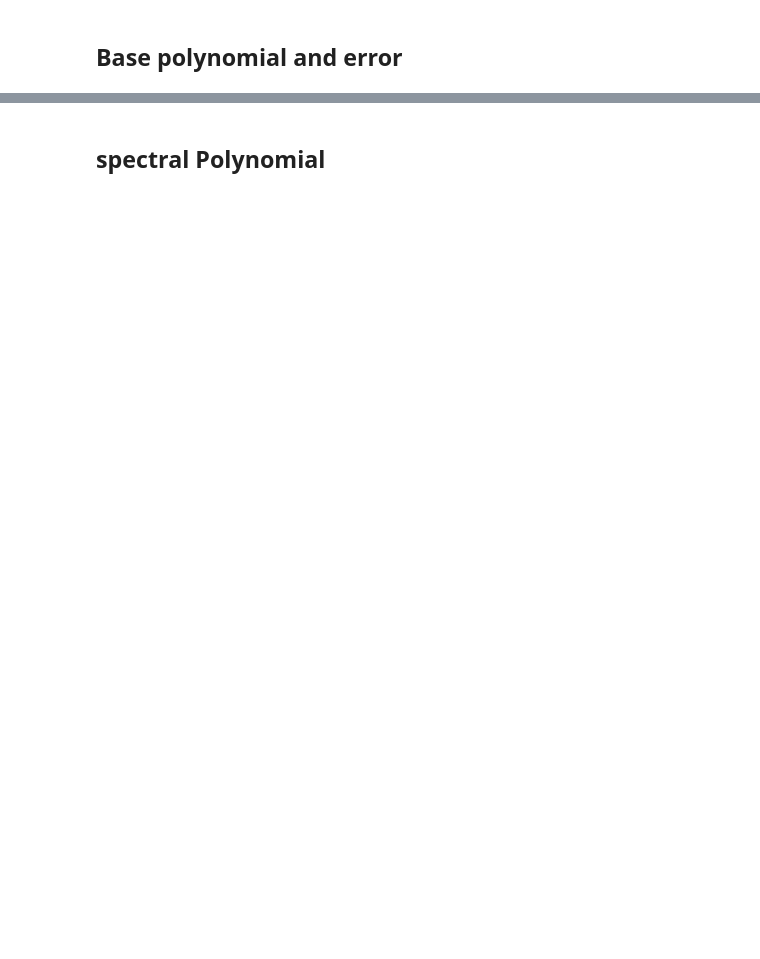
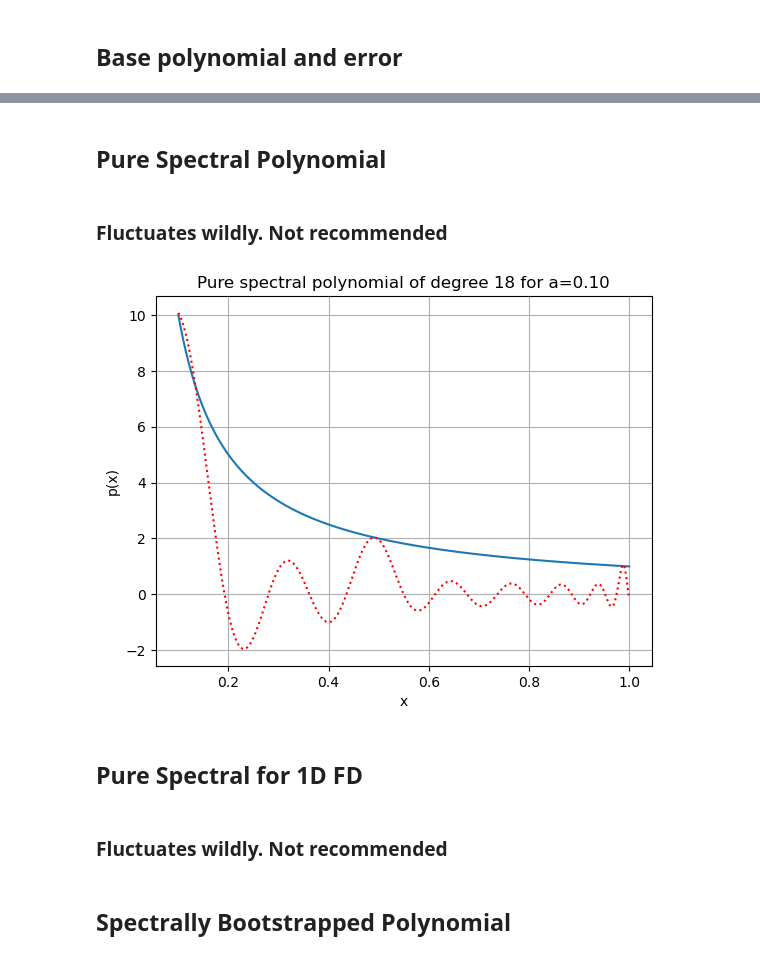
Before and after one commit to UW-ERSL/SpectralCorrectionQSVT, a Jupyter notebook: tutorial.ipynb, the cells around one changed output, grey strips where cells are left out. Drawn from its saved outputs; the diff is of its cells as text; code cells hidden in the pictures; blank space fills up the shorter version.

```diff
--- a/tutorial.ipynb
+++ b/tutorial.ipynb
@@ -38,5 +41,32 @@ plt.show()
+# %% [markdown]
+## Pure Spectral Polynomial
+# %% [markdown]
+### Fluctuates wildly. Not recommended
+# %%
+kappa = 10
+lam = np.array([1/kappa, 0.5, 1])/1.01
+nFactor = 6
+d = int(np.shape(lam)[0]*nFactor)
+sp = SpectralPolynomial(lam,n_factor=nFactor)
+poly = sp.poly(d)
+x = np.linspace(1/kappa, 1.0,1000)
+y  = 1/x
+plt.plot(x, y,'-')
+y = poly(x)
+plt.plot(x, y,'r:')
+plt.xlabel('x')
+plt.ylabel('p(x)')
+plt.title(f'Pure spectral polynomial of degree {d} for a={1/kappa:.2f}')
+plt.grid()
+plt.show()
+# %% [output]
+[figure, added]
+# %% [markdown]
+## Pure Spectral for 1D FD
+# %% [markdown]
+### Fluctuates wildly. Not recommended
 # %% [markdown]
-## spectral Polynomial
+## Spectrally Bootstrapped Polynomial
 # %%
 kappa = 10
 eps = 0.01
```
Also changed, not shown: parts of 17 cells of this notebook, 3 other files.
